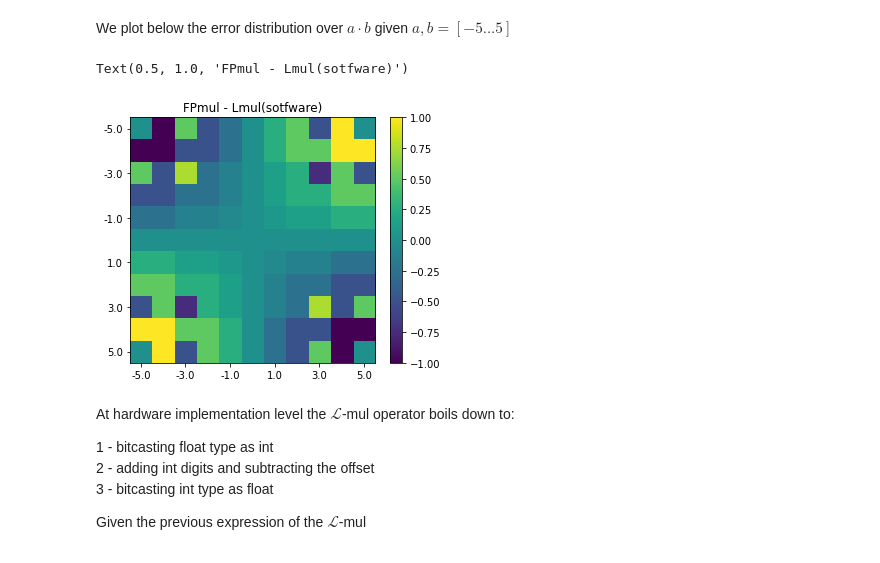
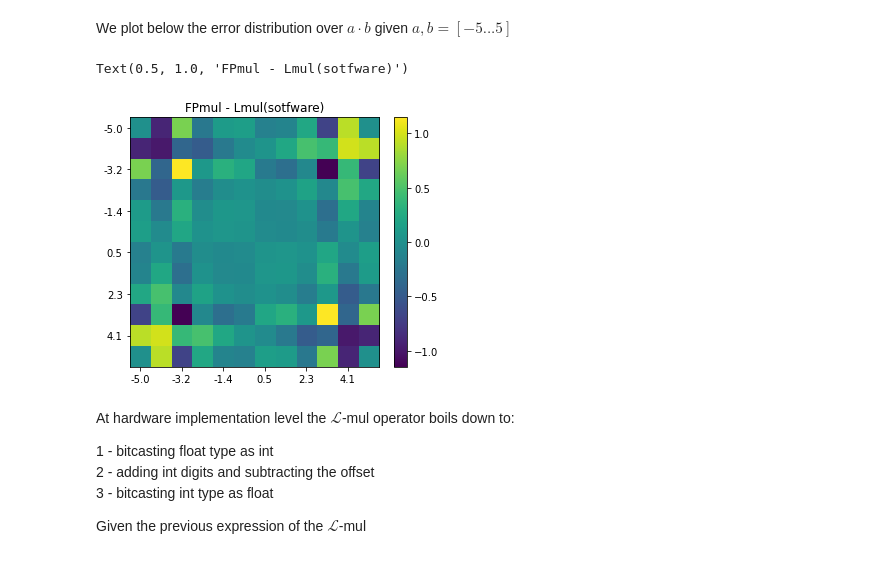
Before and after one commit to Kushagra481/Lmul, a Jupyter notebook: tutorial.ipynb, the cells around one changed output. Drawn from its saved outputs; the diff is of its cells as text; code cells hidden in the pictures.

```diff
--- a/tutorial.ipynb
+++ b/tutorial.ipynb
@@ -225,7 +222,7 @@ We plot below the error distribution over $a \cdot b$ given $a, b = [-5 ... 5]$
 import matplotlib.pyplot as plt
 import numpy as np
 
-N = 11
+N = 12
 precision = 'single'
 num_abs_range = 5
 x_range = np.linspace(-num_abs_range, num_abs_range, N)
@@ -233,34 +230,34 @@ y_range = np.linspace(-num_abs_range, num_abs_range, N)
 
 X, Y = np.meshgrid(x_range, y_range)
 z = np.zeros(X.shape)
 k = np.zeros(X.shape)
 
 for i, x_row in enumerate(X):
     for j, x in enumerate(x_row):
             y = Y[i, j]
             gt = FPmul(x, y, precision=precision)
             z[i, j] = gt - Lmul(x, y, precision=precision)
 
 fig, axs = plt.subplots(1)
 
 x_labels = [f"{x:.1f}" for i, x in enumerate(x_range) if i % (N // 5)==0]
 y_labels = [f"{y:.1f}" for i, y in enumerate(y_range) if i % (N // 5)==0]
 
 im= axs.imshow(z, cmap='viridis')
 fig.colorbar(im, ax=axs, fraction=0.046, pad=0.04)
 
 fig.tight_layout()
 
 tick_positions = [idx for idx, _ in enumerate(x_range) if idx % (N // 5) == 0]
 axs.set_xticks(tick_positions)
 axs.set_xticklabels(x_labels)
 axs.set_yticks(tick_positions)
 axs.set_yticklabels(y_labels)
 
 axs.set_title('FPmul - Lmul(sotfware)')
 # %% [output]
 Text(0.5, 1.0, 'FPmul - Lmul(sotfware)')
-[figure, old version]
+[figure, new version]
 # %% [markdown]
 At hardware implementation level the $\mathcal{L}$-mul operator boils down to:
 
```
Also changed, not shown: parts of 3 cells of this notebook, 13 other files.
